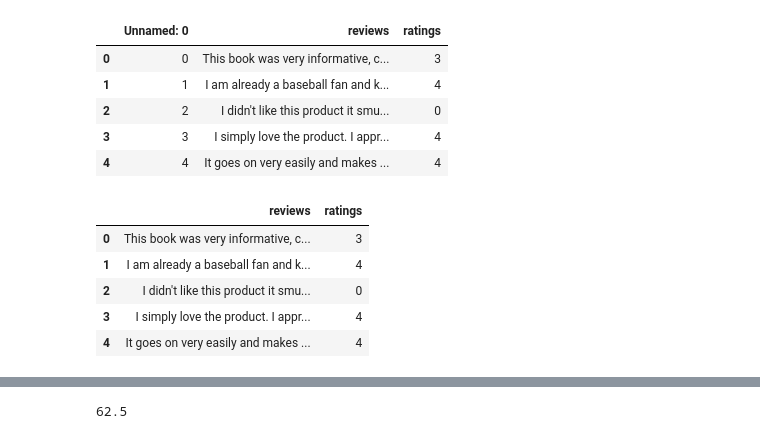
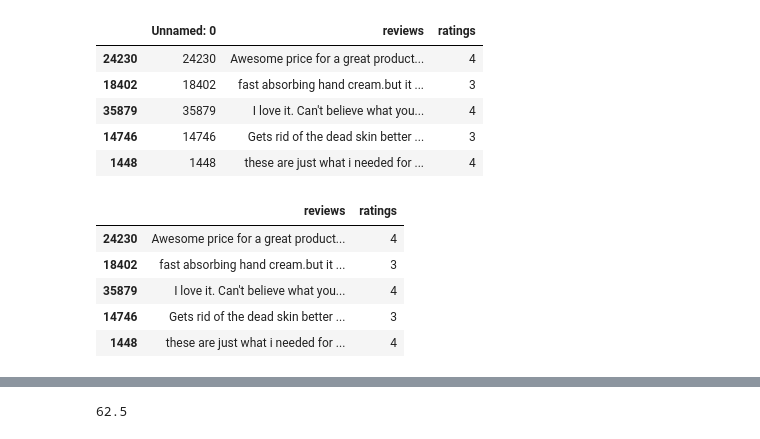
Before and after one commit to Manojbhadu/CS772-DL4NLP, a Jupyter notebook: Assignment4/Transformer.ipynb, the cells around one changed output, grey strips where cells are left out. Drawn from its saved outputs; the diff is of its cells as text; code cells hidden in the pictures.

```diff
--- a/Assignment4/Transformer.ipynb
+++ b/Assignment4/Transformer.ipynb
@@ -24,27 +21,27 @@ Requirement already satisfied: pyparsing>=2.0.2 in /usr/local/lib/python3.7/dist
 # %%
 import pandas as pd
 
 df = pd.read_csv('train.csv')
 df['ratings'] = df['ratings'] - 1
-
+df = df.sample(frac = 1)
 df.head()
 # %% [output]
 |  | Unnamed: 0 | reviews | ratings |
-| 0 | 0 | This book was very informative, c... | 3 |
-| 1 | 1 | I am already a baseball fan and k... | 4 |
-| 2 | 2 | I didn't like this product it smu... | 0 |
-| 3 | 3 | I simply love the product. I appr... | 4 |
-| 4 | 4 | It goes on very easily and makes ... | 4 |
+| 24230 | 24230 | Awesome price for a great product... | 4 |
+| 18402 | 18402 | fast absorbing hand cream.but it ... | 3 |
+| 35879 | 35879 | I love it. Can't believe what you... | 4 |
+| 14746 | 14746 | Gets rid of the dead skin better ... | 3 |
+| 1448 | 1448 | these are just what i needed for ... | 4 |
 # %%
 df = df[['reviews', 'ratings']].head(1000)
 df.head()
 # %% [output]
 |  | reviews | ratings |
-| 0 | This book was very informative, c... | 3 |
-| 1 | I am already a baseball fan and k... | 4 |
-| 2 | I didn't like this product it smu... | 0 |
-| 3 | I simply love the product. I appr... | 4 |
-| 4 | It goes on very easily and makes ... | 4 |
+| 24230 | Awesome price for a great product... | 4 |
+| 18402 | fast absorbing hand cream.but it ... | 3 |
+| 35879 | I love it. Can't believe what you... | 4 |
+| 14746 | Gets rid of the dead skin better ... | 3 |
+| 1448 | these are just what i needed for ... | 4 |
 # %%
 from transformers import BertTokenizer
 # %%
```
Also changed, not shown: parts of 21 cells of this notebook, 1 other file.
